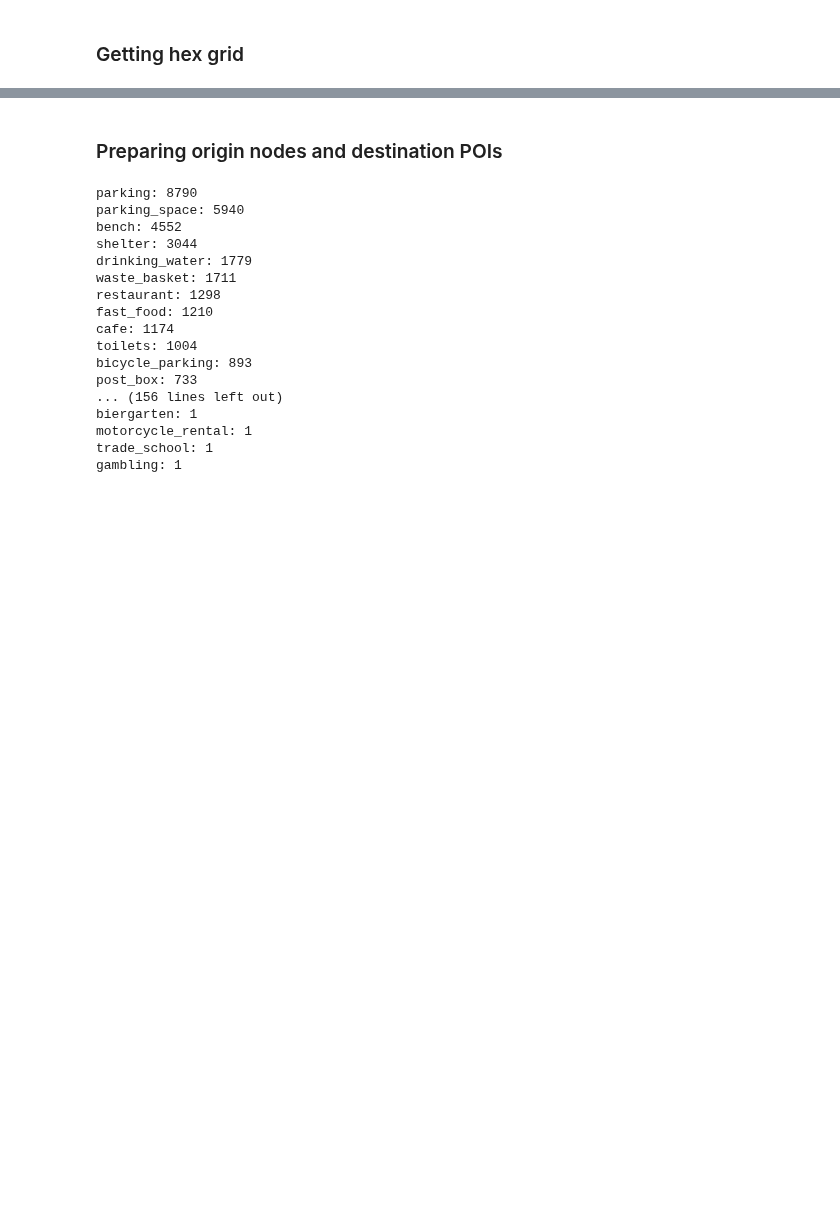
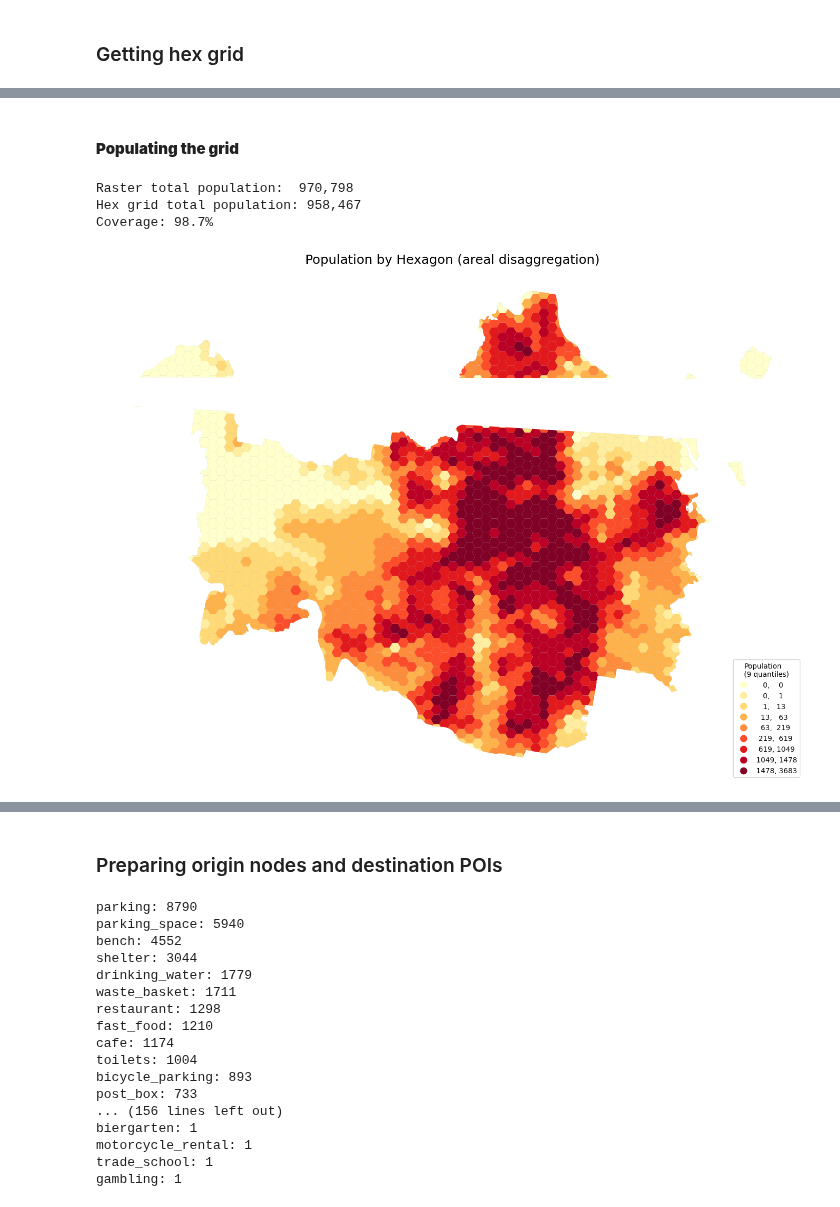
Before and after one commit to giucu/Amenity-Accessibility-Index, a Jupyter notebook: notebooks/brisbane.ipynb, the cells around one changed output, grey strips where cells are left out. Drawn from its saved outputs; the diff is of its cells as text; code cells hidden in the pictures; blank space fills up the shorter version.

```diff
--- a/brisbane.ipynb
+++ b/notebooks/brisbane.ipynb
@@ -26,31 +27,0 @@ city_proj = city_boundary.to_crs(local_crs)
-# %%
-def create_hex_grid(gdf, radius_meters):
-    xmin, ymin, xmax, ymax = gdf.total_bounds
-
-    # constants for a flat-topped hexagon
-    w = 2 * radius_meters
-    h = np.sqrt(3) * radius_meters
-
-    x_coords = np.arange(xmin - w, xmax + w, 1.5 * radius_meters)
-    y_coords = np.arange(ymin - h, ymax + h, h)
-
-    polys = []
-    for i, x in enumerate(x_coords):
-        for j, y in enumerate(y_coords):
-            # Offset every odd column to lock the hexagons together
-            y_curr = y + (h / 2) if i % 2 == 1 else y
-
-            hex_points = [
-                (x + radius_meters * np.cos(angle), y_curr + radius_meters * np.sin(angle))
-                # 6 equidistant points around a circle
-                for angle in np.linspace(0, 2 * np.pi, 7)[:-1]
-            ]
-            polys.append(Polygon(hex_points))
-
-    # Convert to GeoDataFrame
-    grid = gpd.GeoDataFrame({'geometry': polys}, crs=gdf.crs)
-    return gpd.clip(grid, gdf)
-
-# Generate a grid where each hexagon has a center-to-corner radius of n meters
-grid = create_hex_grid(city_proj, radius_meters=500)
-grid.plot(edgecolor='black', facecolor='none')
@@ -59,0 +28,4 @@ grid.plot(edgecolor='black', facecolor='none')
+# %%
+osm_path = r"cities\brisbane\Brisbane.osm.pbf"
+gtfs_path = "cities\\brisbane\mdb-3048-202602280045.zip"
+pop_path = r"cities\brisbane\Australian_Population_Grid_2011.tif"
@@ -59,0 +42,3 @@ grid.plot(edgecolor='black', facecolor='none')
+# %%
+grid = create_hex_grid(city_proj, 500)
+grid.plot(edgecolor='black', facecolor='none')
@@ -59,0 +48,9 @@ grid.plot(edgecolor='black', facecolor='none')
+# %% [markdown]
+#### **Populating the grid**
+# %%
+grid_pop = assign_population_to_grid(pop_path, grid, plot=True)
+# %% [output]
+Raster total population:  970,798
+Hex grid total population: 958,467
+Coverage: 98.7%
+[figure, added]
```
Also changed, not shown: parts of 9 cells of this notebook, 18 other files.
